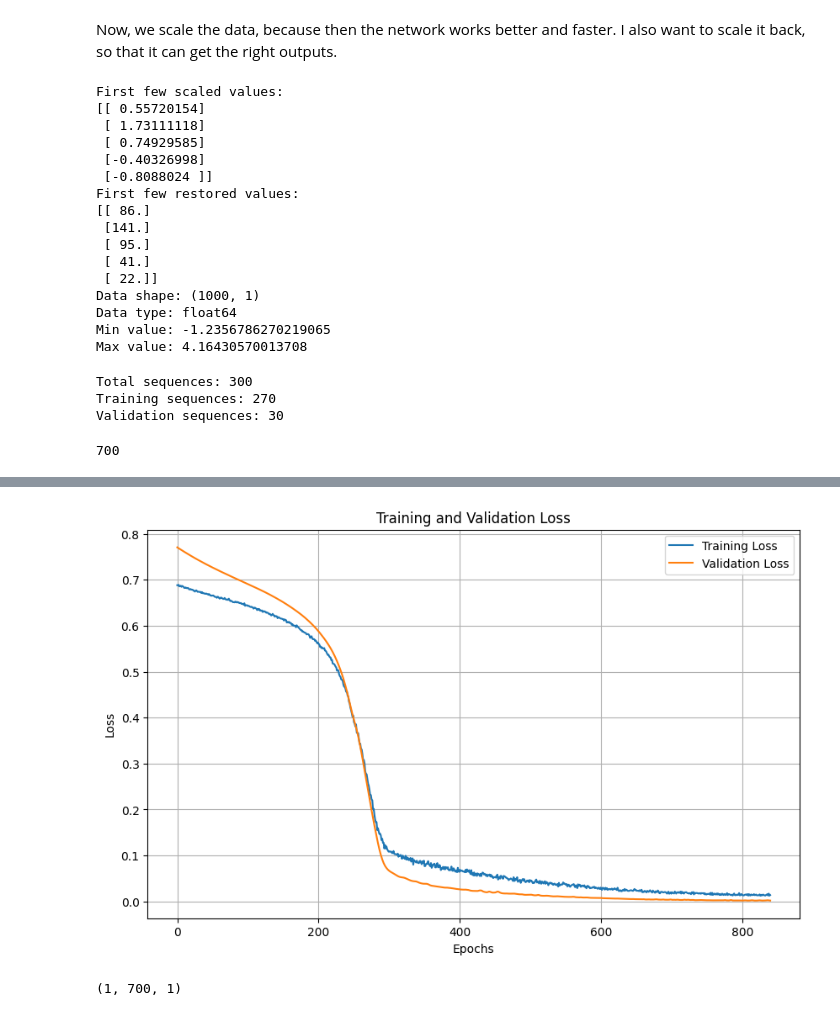
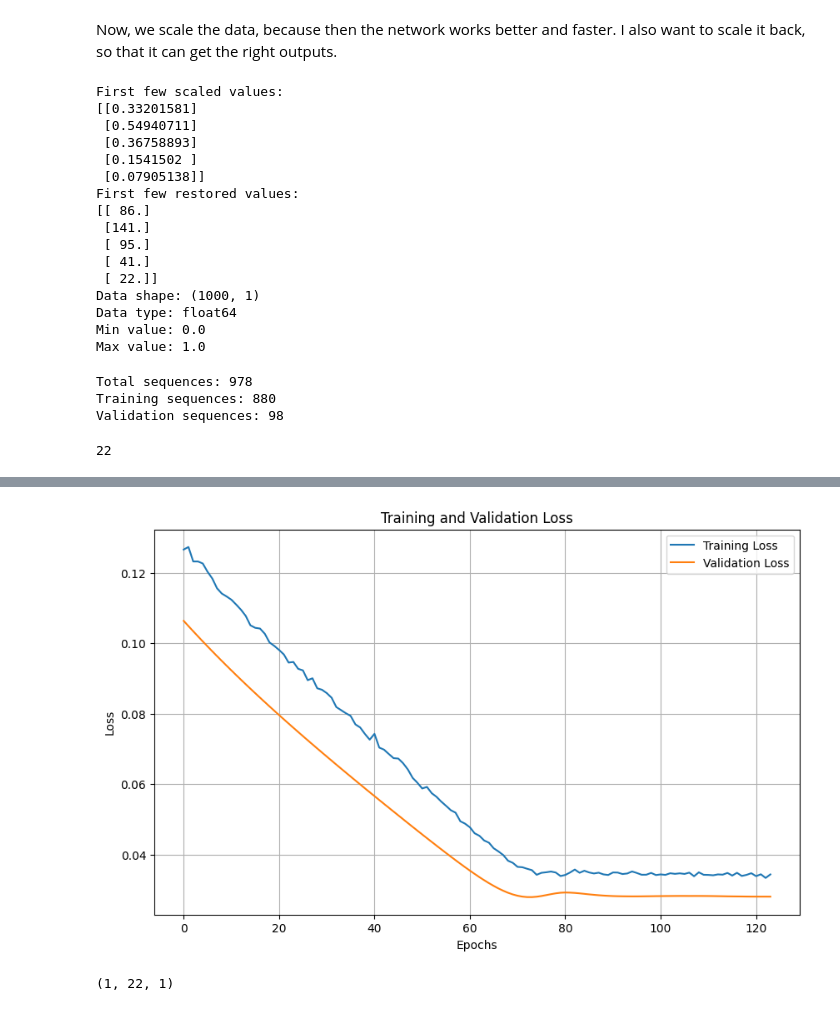
Before and after one commit to alexamirejibi/laser-prediction, a Jupyter notebook: Testing.ipynb, the cells around one changed output, grey strips where cells are left out. Saved outputs shown, nothing was run; the diff lists cells and outputs as text; code cells hidden in the pictures.

```diff
--- a/Testing.ipynb
+++ b/Testing.ipynb
@@ -75,10 +75,10 @@ Now, we scale the data, because then the network works better and faster.
 I also want to scale it back, so that it can get the right outputs.
 # %%
 import sklearn
-from sklearn.preprocessing import StandardScaler
+from sklearn.preprocessing import MinMaxScaler
 
 #let's scale the data
-scaler = StandardScaler()
+scaler = MinMaxScaler()
 scaled_data = scaler.fit_transform(X_train.reshape(-1, 1))
 
 #We also want the scaled back data ready:
@@ -88,18 +88,17 @@ restored_data = scaler.inverse_transform(scaled_data)
 print(f"First few scaled values:\n{scaled_data[:5]}")
 print(f"First few restored values:\n{restored_data[:5]}")
 
-#Display basic information about the data
 print(f"Data shape: {scaled_data.shape}")
 print(f"Data type: {scaled_data.dtype}")
 print(f"Min value: {np.min(scaled_data)}")
 print(f"Max value: {np.max(scaled_data)}")
 # %% [output]
 First few scaled values:
-[[ 0.55720154]
- [ 1.73111118]
- [ 0.74929585]
- [-0.40326998]
- [-0.8088024 ]]
+[[0.33201581]
+ [0.54940711]
+ [0.36758893]
+ [0.1541502 ]
+ [0.07905138]]
 First few restored values:
 [[ 86.]
  [141.]
@@ -108,12 +107,12 @@ First few restored values:
  [ 22.]]
 Data shape: (1000, 1)
 Data type: float64
-Min value: -1.2356786270219065
-Max value: 4.16430570013708
+Min value: 0.0
+Max value: 1.0
 # %%
 #making the LSTM
 class LSTMModel(nn.Module):
-    def __init__(self, input_size=1, hidden_size=64, num_layers=1, dropout=0.2):
+    def __init__(self, input_size=1, hidden_size=64, num_layers=1, dropout=0.1):
         super().__init__()
         self.lstm = nn.LSTM(input_size, hidden_size, num_layers, batch_first=True, dropout=dropout, bidirectional=True)
         self.dropout = nn.Dropout(dropout)
@@ -129,7 +128,7 @@ class LSTMModel(nn.Module):
 # %%
 from torch.utils.data import TensorDataset, DataLoader
 #Now we want to create sequences from our data, then split into training and validation sets
-seq_len = 700
+seq_len = 22
 
 #Define the function that retrieves the sequences:
 def create_sequences(data, seq_len):
@@ -156,7 +155,7 @@ y_labels = torch.tensor(y_labels, dtype=torch.float32)
 # Create a TensorDataset
 dataset = TensorDataset(X_sequences, y_labels)
 
-# Calculate sizes for train and validation
+#Calculate sizes for train and validation
 dataset_size = len(dataset)
 train_size = int(train_ratio * dataset_size)
 val_size = dataset_size - train_size
@@ -167,26 +166,25 @@ train_dataset, val_dataset = torch.utils.data.random_split(
     generator=torch.Generator().manual_seed(42)
 )
 
-# Create DataLoaders for training and validation
+# Create dataloaders
 batch_size = 512
 train_loader = DataLoader(train_dataset, batch_size=batch_size, shuffle=True)
 val_loader = DataLoader(val_dataset, batch_size=batch_size, shuffle=False)
 
-# Print information about the splits
 print(f"Total sequences: {dataset_size}")
 print(f"Training sequences: {train_size}")
 print(f"Validation sequences: {val_size}")
 # %% [output]
-Total sequences: 300
-Training sequences: 270
-Validation sequences: 30
+Total sequences: 978
+Training sequences: 880
+Validation sequences: 98
 # %%
 seq_len
 # %% [output]
-700
+22
 # %%
 device = torch.device('cuda' if torch.cuda.is_available() else 'mps')
-model = LSTMModel(hidden_size=64, num_layers=1, dropout=0.1).to(device)
+model = LSTMModel(hidden_size=64, dropout=0.1).to(device)
 criterion = nn.MSELoss()
 optimizer = torch.optim.Adam(model.parameters(), lr=0.0001)
 
@@ -196,8 +194,8 @@ train_losses, val_losses = [], []
 best_val_loss = float('inf')
 best_model_state = None
 best_epoch = -1
-patience = 20  # number of epochs to wait for improvement
-counter = 0  # counter for patience
+patience = 50
+counter = 0
 
 for epoch in range(num_epochs):
     # train
@@ -228,12 +226,12 @@ for epoch in range(num_epochs):
     train_losses.append(train_loss)
     val_losses.append(val_loss)
 
-    # save the best model and check for early stopping
+    # save the best model
     if val_loss < best_val_loss:
         best_epoch = epoch
         best_val_loss = val_loss
         best_model_state = model.state_dict().copy()
-        counter = 0  # reset counter
+        counter = 0
         if epoch % 10 == 0:
             print(f"Epoch {epoch+1}/{num_epochs} - Train Loss: {train_loss:.4f} - Val Loss: {val_loss:.4f} (Best Model Saved)")
     else:
@@ -281,16 +277,13 @@ Best validation loss: 0.0016 for epoch 819
-[figure, old version]
+[figure, new version]
 # %%
 
-
-
-# %%
 # autoregressive prediction on the test set
 model.eval()
 predictions = []
 initial_sequence_np = scaled_data[len(scaled_data)-seq_len:].reshape(1, seq_len, 1)
 initial_sequence_np.shape
 # %% [output]
-(1, 700, 1)
+(1, 22, 1)
 # %%
 # Get the last seq_len values from the training data
 initial_sequence_np = scaled_data[-seq_len:].reshape(1, seq_len, 1)
```
Also changed, not shown: parts of 2 cells of this notebook, 1 other file.
